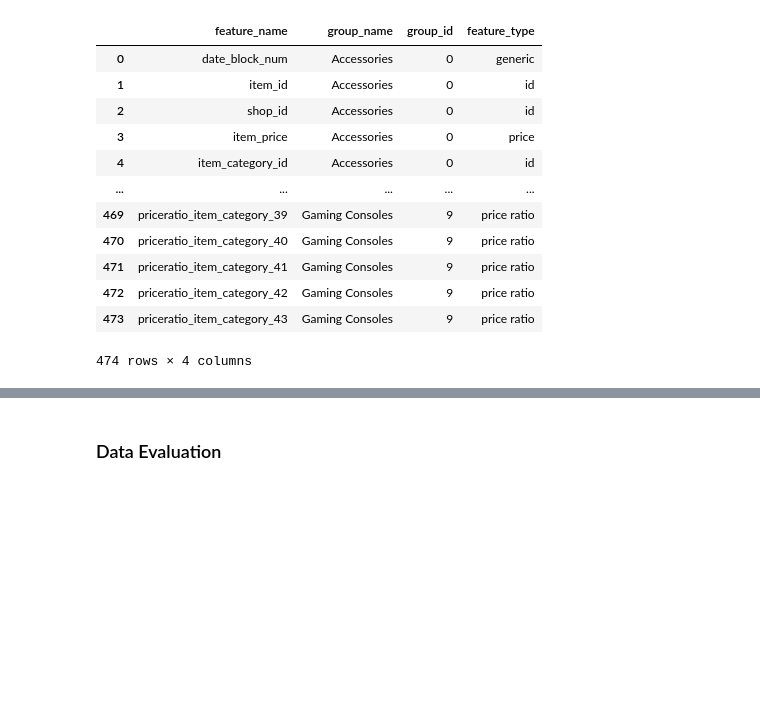
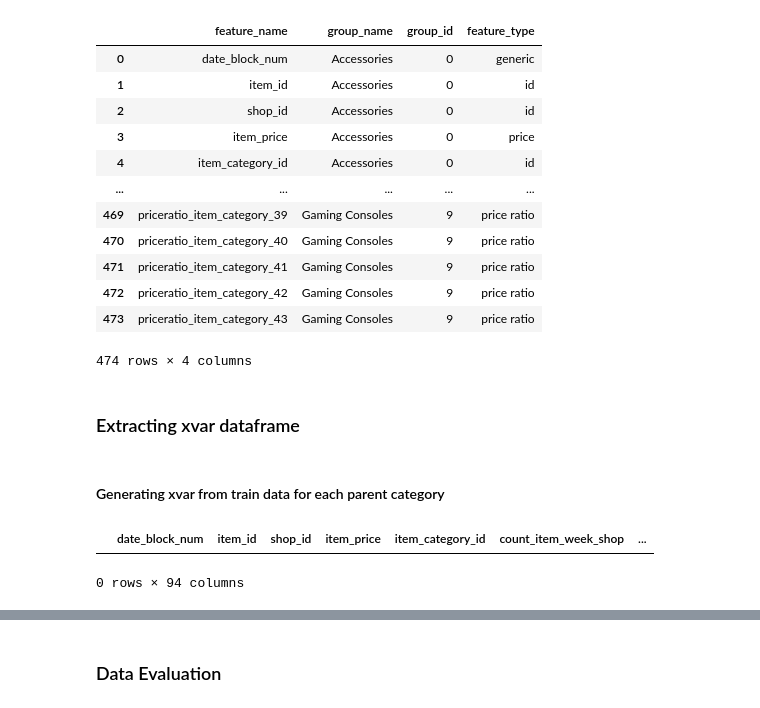
Before and after one commit to ManashJKonwar/ML-Retail-Sales, a Jupyter notebook: modelling_pipeline/training_script_v02.ipynb, the cells around one changed output, grey strips where cells are left out. Saved outputs shown, nothing was run; the diff lists cells and outputs as text; code cells hidden in the pictures; blank space fills up the shorter version.

```diff
--- a/modelling_pipeline/training_script_v02.ipynb
+++ b/modelling_pipeline/training_script_v02.ipynb
@@ -222,3 +222,13 @@ df_features
 | 472 | priceratio_item_category_42 | Gaming Consoles | 9 | price ratio |
 | 473 | priceratio_item_category_43 | Gaming Consoles | 9 | price ratio |
 474 rows × 4 columns
+# %% [markdown]
+### Extracting xvar dataframe
+# %% [markdown]
+#### Generating xvar from train data for each parent category
+# %%
+df_xvar = pd.DataFrame(columns=list(df_features.feature_name.unique()))
+df_xvar
+# %% [output]
+|  | date_block_num | item_id | shop_id | item_price | item_category_id | count_item_week_shop | ... |
+0 rows × 94 columns
```
Also changed, not shown: parts of 5 cells of this notebook.
